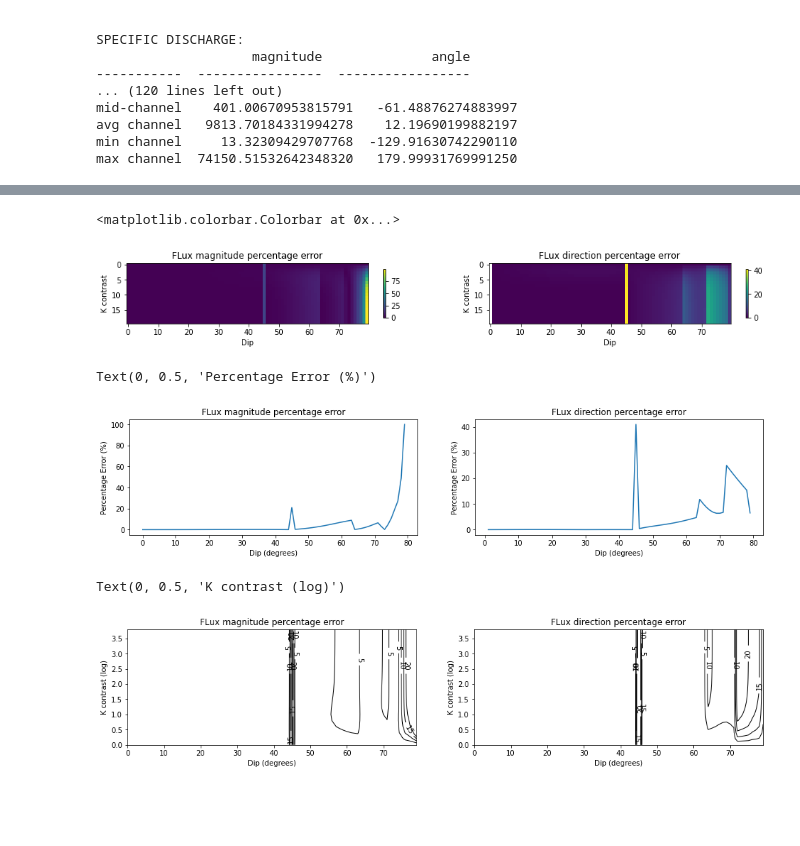
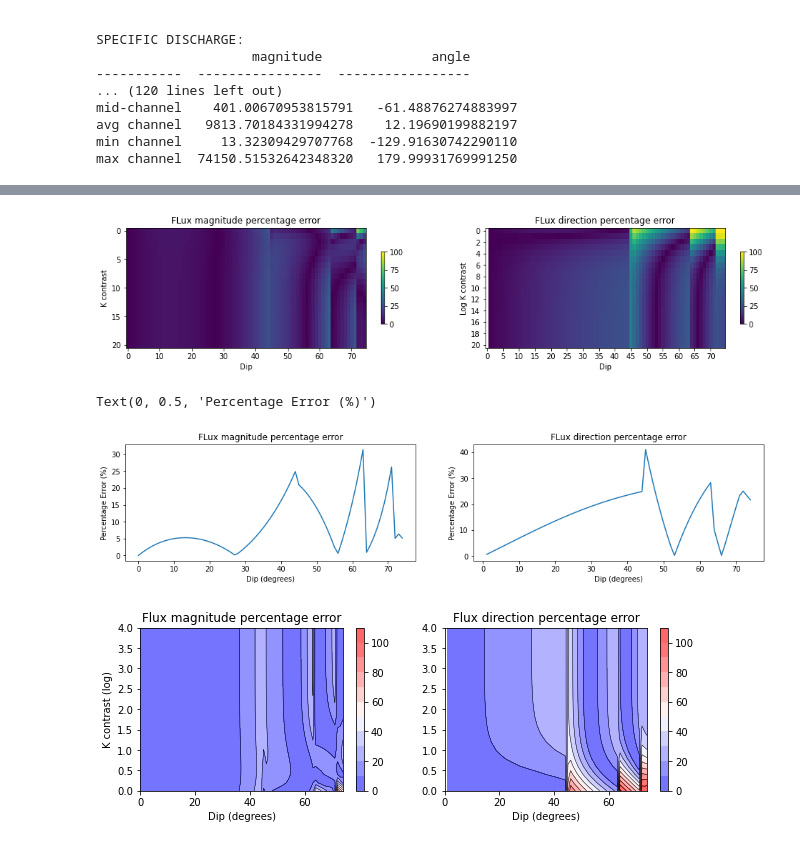
Before and after one commit to langevin-usgs/xt3d-vertically-staggered, a Jupyter notebook: python/contrast_dip_error.ipynb, the cells around one changed output, grey strips where cells are left out. Cells and saved outputs as stored; diff of their text form; code cells hidden in the pictures; blank space fills up the shorter version.

Commit message:
Runs 2D plots for all scenarios

```diff
--- a/python/contrast_dip_error.ipynb
+++ b/python/contrast_dip_error.ipynb
@@ -1,4 +1,6 @@
 # %%
+scenario = 2 # 0: VO, 1: VO-XT3D, 2: VS, 3: VS-XT3D
+
 %run ./disu_approach_resolution.ipynb
 logfunc = lambda e: np.log10(e)
 # %% [output]
@@ -21,8 +23,8 @@ avg channel   9813.70184331994278    12.19690199882197
 min channel     13.32309429707768  -129.91630742290110
 max channel  74150.51532642348320   179.99931769991250
 # %%
-dip = np.arange(0,80,1) # For nice contours use (0,80,1)
-log = np.arange(0, 4, 0.2) # For nice contours use (0,4,0.2)
+dip = np.arange(0,75,1) # For nice contours use (0,80,1)
+log = np.arange(0, 4.2, 0.2) # For nice contours use (0,4,0.2)
 Kcontrast = [10**i for i in log]
 qmag_results = np.zeros((len(Kcontrast), len(dip)))
 qtheta_results = np.zeros((len(Kcontrast), len(dip)))
@@ -125,9 +124,9 @@ for kc in range(len(Kcontrast)):
                                                   top=top, botm=botm)
 
         # run scenarios
-        for i in range(3,4): # [3] = disu-d-af-vs-x
-            print('kc = %i, d = %i, i = %i' %(Kcontrast[kc], dip[d], i))
-            qmagmid, qangmid = simulation(i)
+        for s in range(scenario,scenario + 1):
+            print('\nk_contrast = %i, dip = %i, scenario = %i' %(Kcontrast[kc], dip[d], s))
+            qmagmid, qangmid = simulation(s)
             qmag_results[kc][d] = abs(qmagmid - 1) # error
             qtheta_results[kc][d] = abs((qangmid - theta)/theta) # error
 
@@ -154,22 +173,30 @@ SPECIFIC DISCHARGE:
 # %%
 fig, axes = plt.subplots(1,2, figsize=(16, 3))
 
 ax = plt.subplot(121)
-cb = ax.imshow(qmag_results*100)
+cb = ax.imshow(qmag_results*100, vmin = 0, vmax = 100, aspect = 'auto')
 ax.set_title('FLux magnitude percentage error')
 ax.set_xlabel('Dip')
 ax.set_ylabel('K contrast')
-plt.colorbar(cb, shrink = 0.4)
+plt.colorbar(cb, shrink = 0.6)
 
 ax = plt.subplot(122)
-cb = ax.imshow(qtheta_results*100)
+cb = ax.imshow(qtheta_results*100, vmin = 0, vmax = 100, aspect = 'auto')
 ax.set_title('FLux direction percentage error')
 ax.set_xlabel('Dip')
-ax.set_ylabel('K contrast')
-plt.colorbar(cb, shrink = 0.4)
+ax.set_ylabel('Log K contrast')
+plt.colorbar(cb, shrink = 0.6)
+
+ax = plt.gca()
+ax.set_xticks(np.arange(0, 75, 5))
+ax.set_xticklabels(np.arange(0, 75, 5))
+ax.set_yticks(np.arange(0, len(Kcontrast), 2))
+#ylabels = [value for index, value in enumerate(logfunc(Kcontrast)) if index % 2 == 1]
+#ylabels2 = ["%.1f" % i for i in ylabels]
+#ax.set_yticklabels(ylabels2)
+plt.show()
 # %% [output]
-<matplotlib.colorbar.Colorbar at 0x...>
-[figure, old version]
+[figure, new version]
 # %%
 fig, axes = plt.subplots(1,2, figsize=(16, 3))
 ax = plt.subplot(121)
@@ -193,31 +220,38 @@ ax.set_xlabel('Dip (degrees)')
 ax.set_ylabel('Percentage Error (%)')
 # %% [output]
 Text(0, 0.5, 'Percentage Error (%)')
-[figure, old version]
+[figure, new version]
 # %%
 x = dip
 y = logfunc(Kcontrast)
-levels = np.arange(0, 25, 5)
 
-fig, axes = plt.subplots(1,2, figsize=(16, 3))
+fig, axes = plt.subplots(1,2, figsize=(10, 3))
+levels = [0,10,20,30,40,50,60,70,80,90,100,1000]
 
 # FLUX MAG
 ax = plt.subplot(121)
-ax.set_title('FLux magnitude percentage error')
+ax.set_title('Flux magnitude percentage error')
 z = qmag_results*100
-CS = ax.contour(x,y,z,levels,colors='Black', linewidths=1.0)
-ax.clabel(CS, inline=1, fontsize=10, fmt='%1.0f')
+
+contourf_ = ax.contourf(x,y,z, levels, vmin = 0, vmax = 100, cmap = 'bwr', alpha = 0.6)
+ax.contour(x,y,z, levels, colors = 'Black', linewidths=0.5, linestyles = 'solid')
+cbar = fig.colorbar(contourf_)
 ax.set_xlabel('Dip (degrees)')
 ax.set_ylabel('K contrast (log)')
 
 # FLUX ANGLE
 ax = plt.subplot(122)
-ax.set_title('FLux direction percentage error')
+ax.set_title('Flux direction percentage error')
+ax.set_xlabel('Dip (degrees)')
+
 z = qtheta_results*100
-CS = ax.contour(x,y,z,levels,colors='Black', linewidths=1.0)
-ax.clabel(CS, inline=1, fontsize=10, fmt='%1.0f')
-ax.set_xlabel('Dip (degrees)')
-ax.set_ylabel('K contrast (log)')
+contourf_ = ax.contourf(x,y,z, levels, vmin = 0, vmax = 100, cmap = 'bwr', alpha = 0.6)
+ax.contour(x,y,z, levels, colors = 'Black', linewidths=0.5, linestyles = 'solid')
+cbar = fig.colorbar(contourf_)
+
+if scenario == 0 : plt.savefig('2Dplot_VO.tif', dpi=450)
+if scenario == 1 : plt.savefig('2Dplot_VO_XT3D.tif', dpi=450)
+if scenario == 2 : plt.savefig('2Dplot_VS.tif', dpi=450)
+if scenario == 3 : plt.savefig('2Dplot_VS_XT3D.tif', dpi=450)
 # %% [output]
-Text(0, 0.5, 'K contrast (log)')
-[figure, old version]
+[figure, new version]
```
Also changed, not shown: parts of 3 cells of this notebook.
